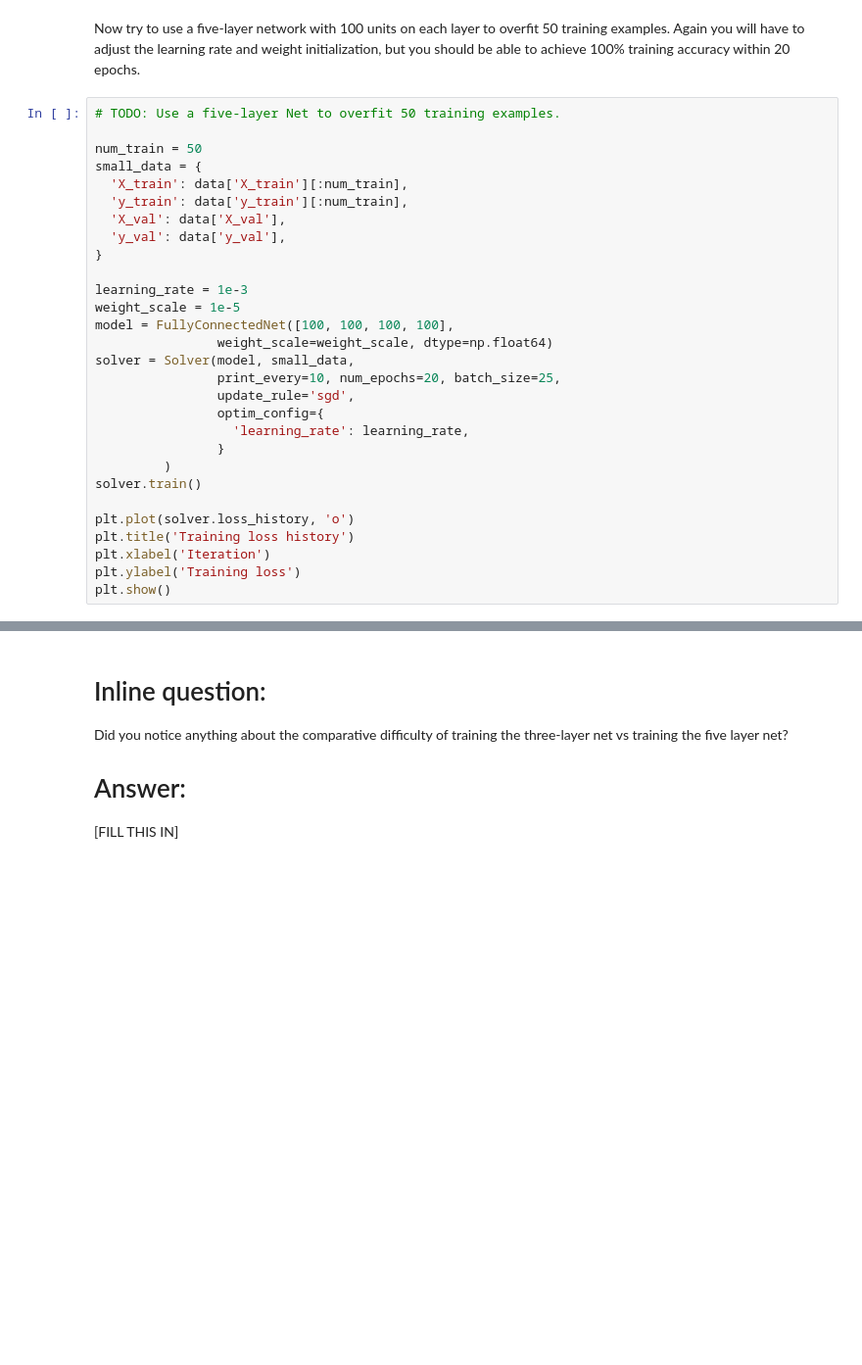
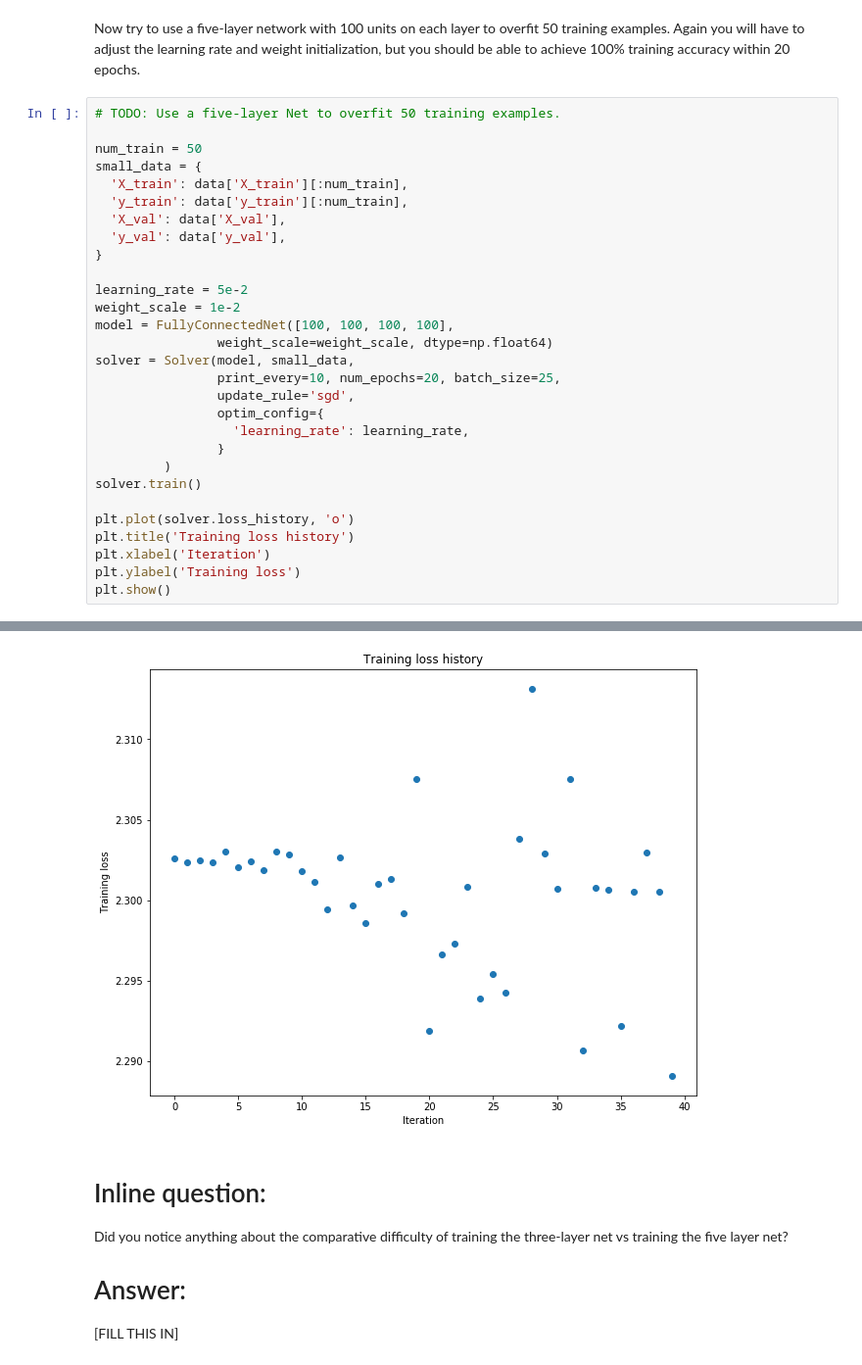
Before and after one commit to HuiChih-Wang/Stanford_CS231n, a Jupyter notebook: assignment2/FullyConnectedNets.ipynb, the cells around one changed output, grey strips where cells are left out. Shown at 98% size. Saved outputs shown, nothing was run; the diff lists cells and outputs as text; blank space fills up the shorter version.

```diff
--- a/assignment2/FullyConnectedNets.ipynb
+++ b/assignment2/FullyConnectedNets.ipynb
@@ -460,8 +495,8 @@ small_data = {
   'y_val': data['y_val'],
 }
 
-learning_rate = 1e-3
-weight_scale = 1e-5
+learning_rate = 5e-2
+weight_scale = 1e-2
 model = FullyConnectedNet([100, 100, 100, 100],
                 weight_scale=weight_scale, dtype=np.float64)
 solver = Solver(model, small_data,
@@ -478,3 +513,4 @@ plt.title('Training loss history')
 plt.xlabel('Iteration')
 plt.ylabel('Training loss')
 plt.show()
+# %% [output]
@@ -481,3 +534,4 @@ plt.show()
+[figure, added]
 # %% [markdown]
 # Inline question:
 Did you notice anything about the comparative difficulty of training the three-layer net vs training the five layer net?
```
Also changed, not shown: parts of 12 cells of this notebook, 3 other files.
